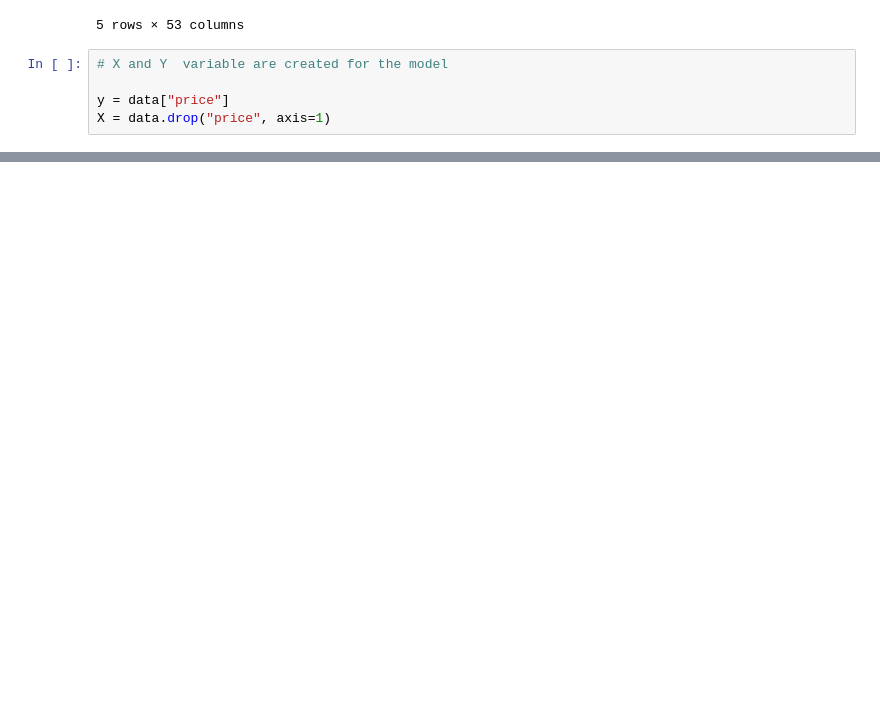
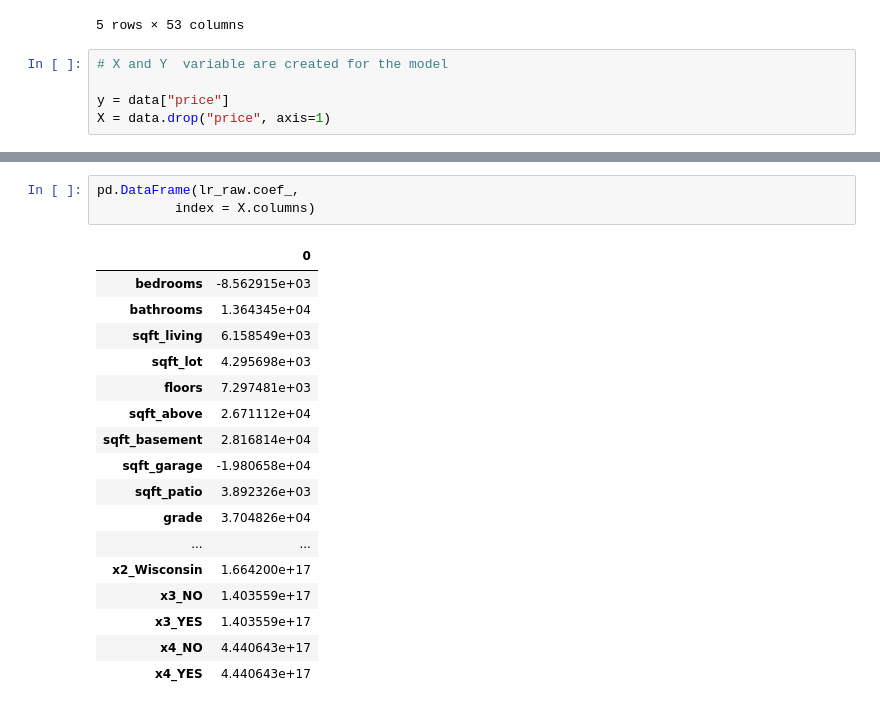
Before and after one commit to Mahmoudh22/Project_2_Housing_Predictor, a Jupyter notebook: Modeling/3. Modeling.ipynb, the cells around one changed output, grey strips where cells are left out. Cells and saved outputs as stored; diff of their text form; blank space fills up the shorter version.

```diff
--- a/Modeling/3. Modeling.ipynb
+++ b/Modeling/3. Modeling.ipynb
@@ -178,0 +232,21 @@ X = data.drop("price", axis=1)
+# %%
+pd.DataFrame(lr_raw.coef_,
+          index = X.columns)
+# %% [output]
+|  | 0 |
+| bedrooms | -8.562915e+03 |
+| bathrooms | 1.364345e+04 |
+| sqft_living | 6.158549e+03 |
+| sqft_lot | 4.295698e+03 |
+| floors | 7.297481e+03 |
+| sqft_above | 2.671112e+04 |
+| sqft_basement | 2.816814e+04 |
+| sqft_garage | -1.980658e+04 |
+| sqft_patio | 3.892326e+03 |
+| grade | 3.704826e+04 |
+| ... | ... |
+| x2_Wisconsin | 1.664200e+17 |
+| x3_NO | 1.403559e+17 |
+| x3_YES | 1.403559e+17 |
+| x4_NO | 4.440643e+17 |
+| x4_YES | 4.440643e+17 |
```
Also changed, not shown: parts of 11 cells of this notebook, 3 other files.
